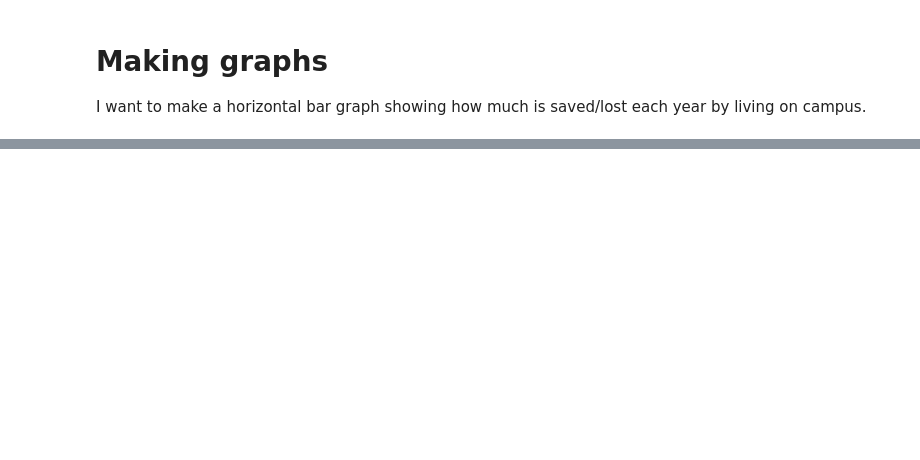
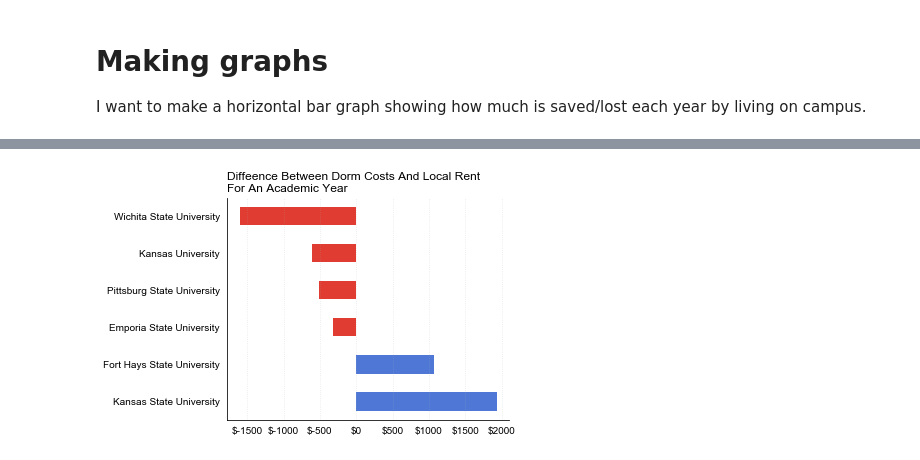
Before and after one commit to Bisaha/Room-Versus-Board, a Jupyter notebook: Room Versus Rent.ipynb, the cells around one changed output, grey strips where cells are left out. Drawn from its saved outputs; the diff is of its cells as text; code cells hidden in the pictures; blank space fills up the shorter version.

```diff
--- a/Room Versus Rent.ipynb
+++ b/Room Versus Rent.ipynb
@@ -155,3 +156,0 @@ Negative denoate how much is saved a year living on campus, while positive show
-# %%
-df["county savings"] = df["dorm rates"] - df["county median estimate"]
-df["county savings"]
@@ -166,0 +157,4 @@ Name: county savings, dtype: float64
+# %%
+df["county_savings"] = df["county median estimate"] - df["dorm rates"]
+df = df.sort_values("county_savings",ascending=False)
+df["county_savings"]
@@ -188,7 +278,3 @@ print (sedgwick_67260)
 # Making graphs
 
 I want to make a horizontal bar graph showing how much is saved/lost each year by living on campus.
-# %%
-df = df.sort_values("county savings")
-
-df.plot(kind="barh",y="county savings")
@@ -207,0 +281,33 @@ df.plot(kind="barh",y="county savings")
+# %%
+fig, ax = plt.subplots()
+matplotlib.rcParams['font.sans-serif'] = "Arial"
+
+
+colors=['#e03c31' if row.county_savings < 1 else '#4f78d6' for name,row in df.iterrows()]
+
+df.plot(kind="barh",y="county_savings",ax=ax,color=colors,)
+ax.spines['top'].set_visible(False)
+ax.spines['right'].set_visible(False)
+
+ax.legend_.remove()
+ax.set_ylabel("")
+ax.grid(which='major', linestyle=':',alpha=.3)
+ax.yaxis.grid(False)
+ax.tick_params(which='both', # Options for both major and minor ticks
+                top='off', # turn off top ticks
+                left='off', # turn off left ticks
+                right='off',  # turn off right ticks
+                bottom='off') # turn off bottom ticks
+ax.set_title("Difference Between Dorm Costs And Local Rent \nFor An Academic Year",loc="left")
+
+
+fmt = '${x:.0f}'
+tick = mtick.StrMethodFormatter(fmt)
+ax.xaxis.set_major_formatter(tick)
+
+plt.tight_layout()
+
+
+plt.savefig("Difference.pdf",transparent=True)
+# %% [output]
+[figure, added]
```
Also changed, not shown: parts of 22 cells of this notebook.
